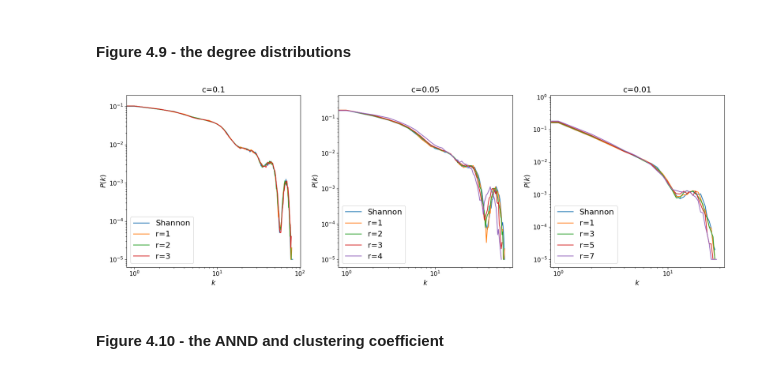
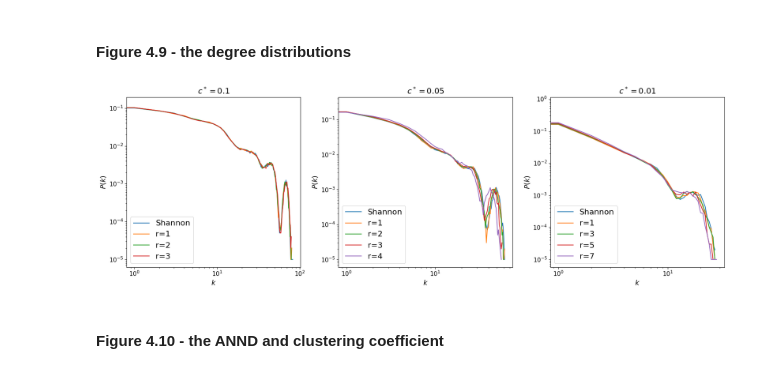
Before and after one commit to DavidDobas/Tsallis-Network-Models, a Jupyter notebook: tsallis_network_models.ipynb, the cells around one changed output. Drawn from its saved outputs; the diff is of its cells as text; code cells hidden in the pictures.

Commit message:
All plots

```diff
--- a/tsallis_network_models.ipynb
+++ b/tsallis_network_models.ipynb
@@ -1070,36 +1070,36 @@ fig, axes = plt.subplots(1, 3, figsize=(18, 6))
 
 # Plot degree distributions for each ensemble in its own subplot
 for i, (ensemble, title) in enumerate(zip([ensembles_01, ensembles_005, ensembles_001],
-                                         ['c=0.1', 'c=0.05', 'c=0.01'])):
+                                         ['$c^*=0.1$', '$c^*=0.05$', '$c^*=0.01$'])):
     # Set the current subplot
     plt.sca(axes[i])
 
     # Plot degree distribution for this ensemble
     for r in ensemble.keys():
         degrees = []
         for g in ensemble[r]:
             degrees.extend(g.degree())
         # Calculate degree distribution
         unique_degrees, counts = np.unique(degrees, return_counts=True)
         probabilities = counts / len(degrees)
 
         # Plot degree distribution as a line plot
         plt.plot(unique_degrees, probabilities, label=f'r={r}' if r != 0 else 'Shannon')
 
     # Add labels and title
     plt.xlabel('$k$', fontsize=14)
     plt.ylabel('$P(k)$', fontsize=14)
     plt.title(title, fontsize=16)
     plt.legend(fontsize=16, loc='lower left')
 
     # Set log-log scale
     plt.xscale('log')
     plt.yscale('log')
 
 plt.tight_layout()
 plt.show()
 # %% [output]
-[figure, old version]
+[figure, new version]
 # %% [markdown]
 #### Figure 4.10 - the ANND and clustering coefficient
 # %%
```
